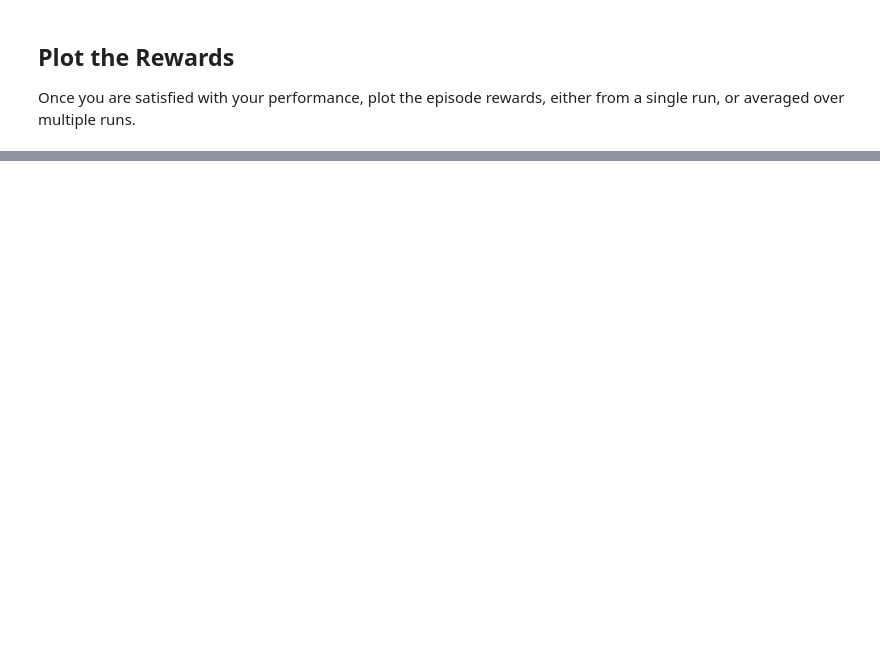
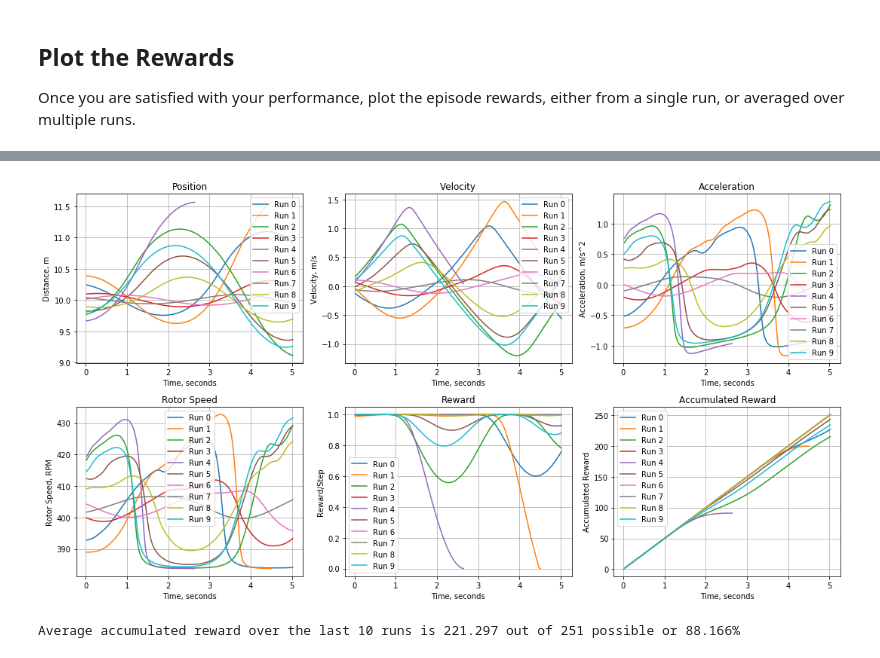
Before and after one commit to racersmith/RL_Quadcopter_2, a Jupyter notebook: Quadcopter_Project.ipynb, the cells around one changed output, grey strips where cells are left out. Drawn from its saved outputs; the diff is of its cells as text; code cells hidden in the pictures; blank space fills up the shorter version.

```diff
--- a/Quadcopter_Project.ipynb
+++ b/Quadcopter_Project.ipynb
@@ -359,0 +368,6 @@ util.plot_run(results)
+# %%
+from util import grade
+grade(agent, 'test.csv', 10)
+# %% [output]
+[figure, added]
+Average accumulated reward over the last 10 runs is 221.297 out of 251 possible or 88.166%
```
Also changed, not shown: parts of 11 cells of this notebook, 4 other files.
